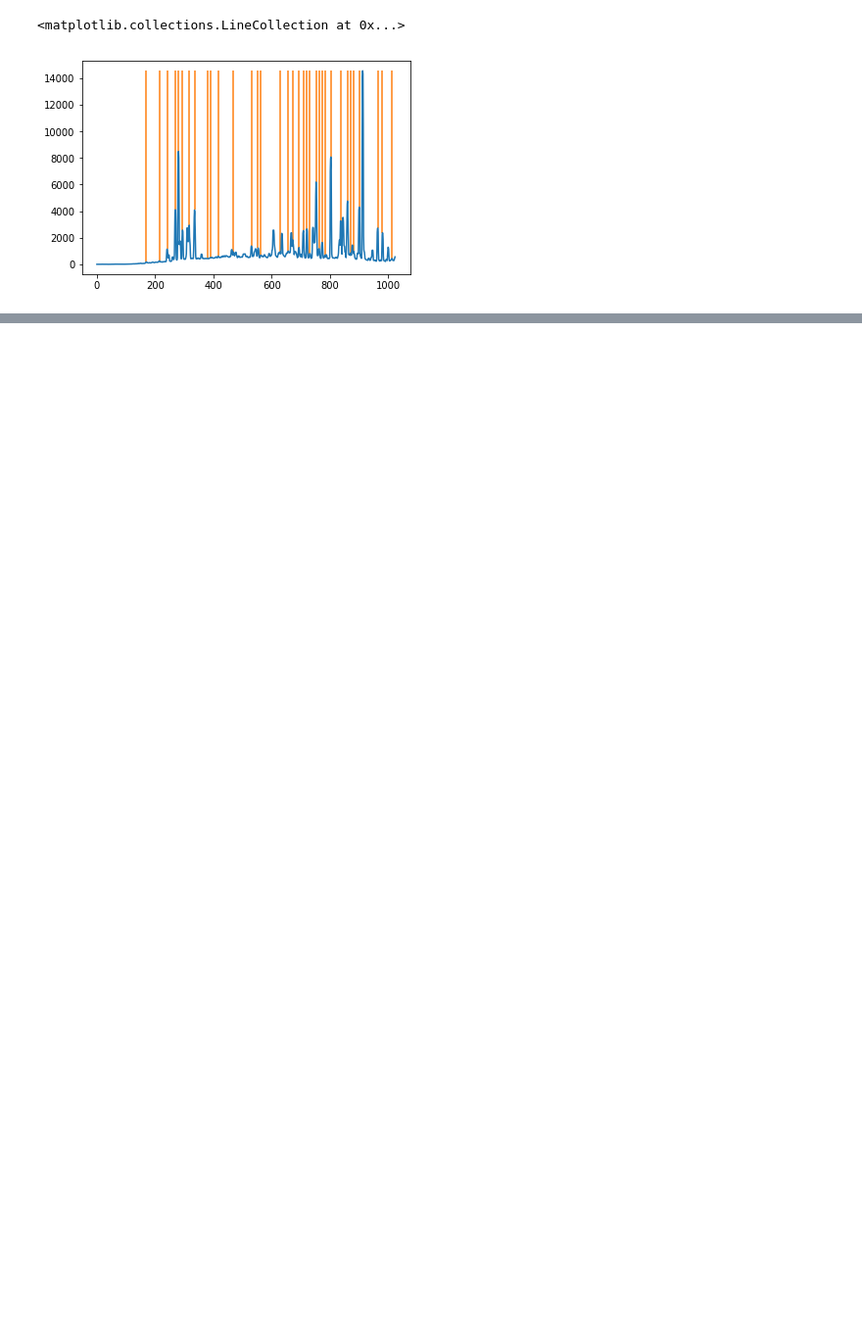
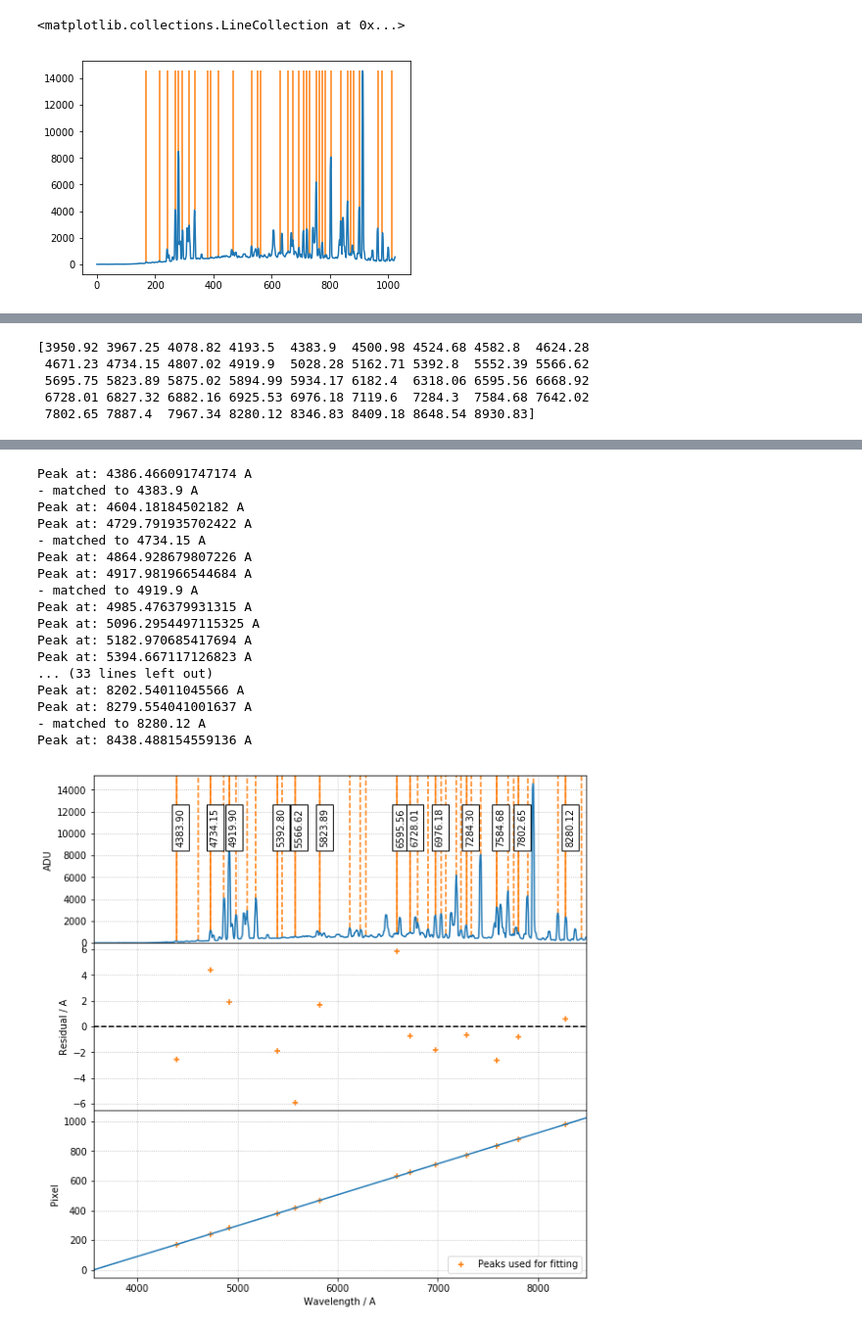
Before and after one commit to jveitchmichaelis/rascal, a Jupyter notebook: calibration_test.ipynb, the cells around one changed output, grey strips where cells are left out. Shown at 98% size. Cells and saved outputs as stored; diff of their text form; code cells hidden in the pictures; blank space fills up the shorter version.

```diff
--- a/calibration_test.ipynb
+++ b/calibration_test.ipynb
@@ -81,0 +21,21 @@ Peak at: 788.7420638546815 nm
+# %%
+c = Calibrator(peaks, elements=["Xe"], min_wavelength=3000., max_wavelength=9000.)
+c.set_fit_constraints(
+    min_slope=4.,
+    max_slope=10.,
+    min_intercept=2000.,
+    max_intercept=5000.,
+    fit_tolerance=9.2,
+    thresh=10.,
+    polydeg=4,
+    fittype='poly')
+# %% [output]
+[3950.92 3967.25 4078.82 4193.5  4383.9  4500.98 4524.68 4582.8  4624.28
+ 4671.23 4734.15 4807.02 4919.9  5028.28 5162.71 5392.8  5552.39 5566.62
+ 5695.75 5823.89 5875.02 5894.99 5934.17 6182.4  6318.06 6595.56 6668.92
+ 6728.01 6827.32 6882.16 6925.53 6976.18 7119.6  7284.3  7584.68 7642.02
+ 7802.65 7887.4  7967.34 8280.12 8346.83 8409.18 8648.54 8930.83]
+# %%
+best_p = c.fit(mode='fast', progress=True)
+c.plot_fit(spectrum, best_p, tolerance=9.2)
+# %% [output]
@@ -82 +48,19 @@ Peak at: 788.7420638546815 nm
+Peak at: 4386.466091747174 A
+- matched to 4383.9 A
+Peak at: 4604.18184502182 A
+Peak at: 4729.791935702422 A
+- matched to 4734.15 A
+Peak at: 4864.928679807226 A
+Peak at: 4917.981966544684 A
+- matched to 4919.9 A
+Peak at: 4985.476379931315 A
+Peak at: 5096.2954497115325 A
+Peak at: 5182.970685417694 A
+Peak at: 5394.667117126823 A
+... (33 lines left out)
+Peak at: 8202.54011045566 A
+Peak at: 8279.554041001637 A
+- matched to 8280.12 A
+Peak at: 8438.488154559136 A
+[figure, added]
 # %%
```
Also changed, not shown: parts of 6 cells of this notebook, 3 other files.
